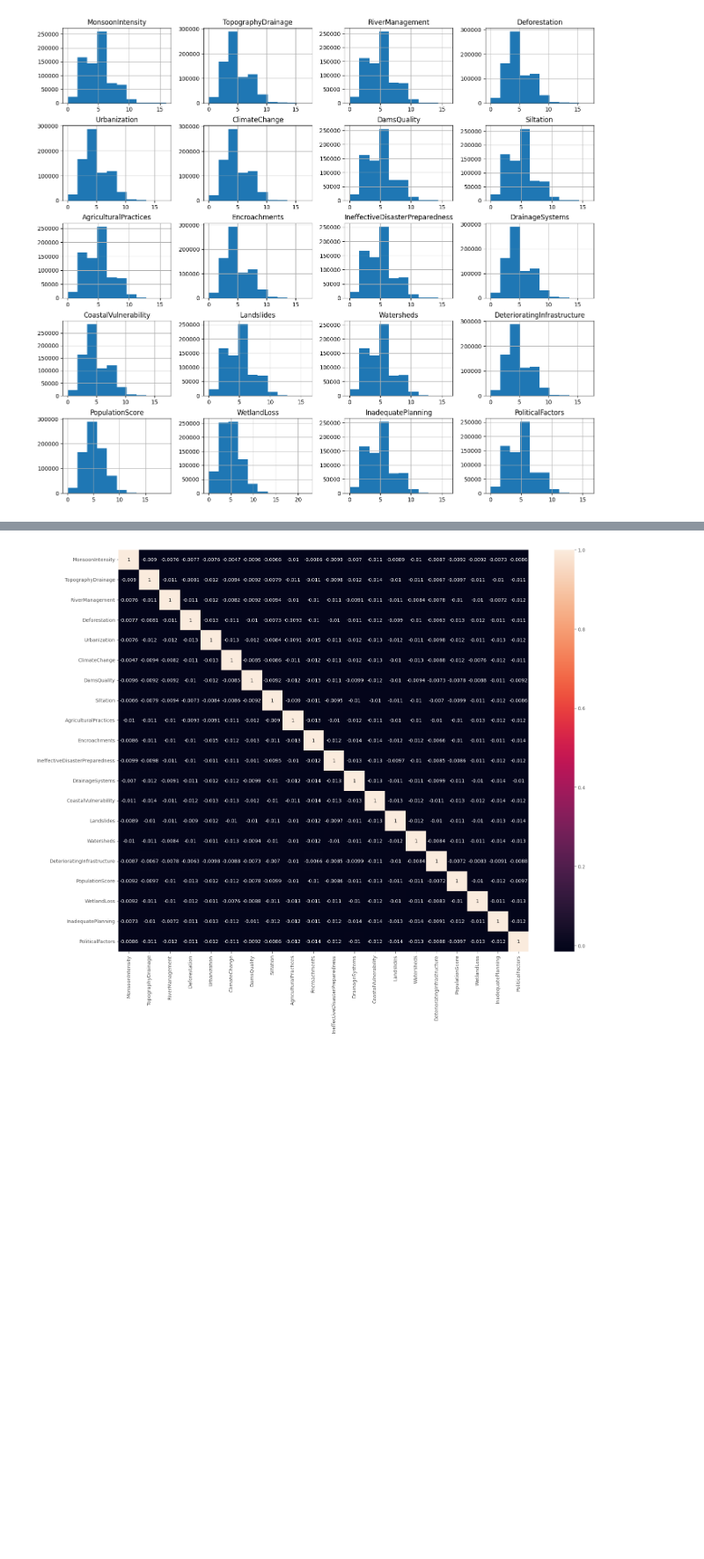
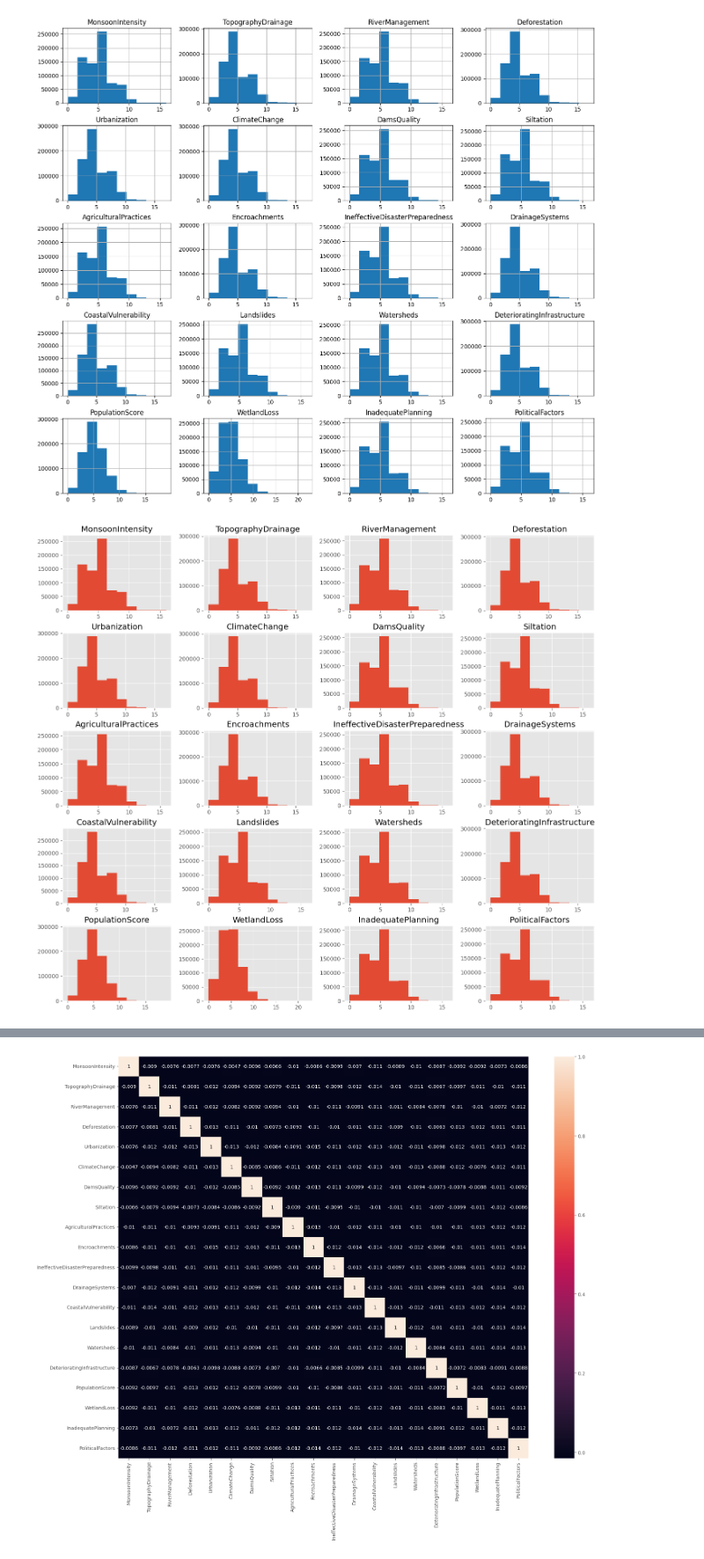
Before and after one commit to NazninNaharSr/DataScience, a Jupyter notebook: Flood_Prediction.ipynb, the cells around one changed output, grey strips where cells are left out. Shown at 88% size. Saved outputs shown, nothing was run; the diff lists cells and outputs as text; code cells hidden in the pictures; blank space fills up the shorter version.

```diff
--- a/Flood_Prediction.ipynb
+++ b/Flood_Prediction.ipynb
@@ -121,6 +121,8 @@ col= ['MonsoonIntensity', 'TopographyDrainage', 'RiverManagement',
        'InadequatePlanning', 'PoliticalFactors']
 # %%
 train = data[col]
+# %%
+test = data [col]
 # %% [markdown]
 Visualization on some taken variable
 # %%
@@ -129,6 +131,12 @@ train.hist(figsize=(17, 15))
 plt.show()
 # %% [output]
 [figure]
+# %%
+#histogram
+test.hist(figsize=(17, 15))
+plt.show()
+# %% [output]
+[figure, added]
 # %%
 #Boxplot
 plt.style.use('ggplot')
```
Also changed, not shown: parts of 1 cell of this notebook.
